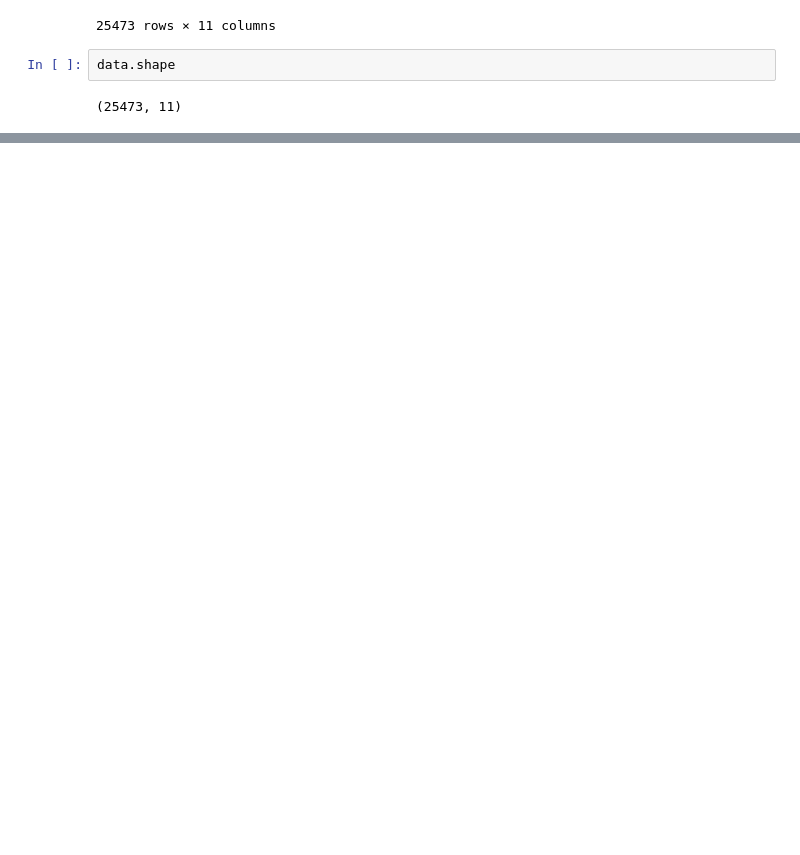
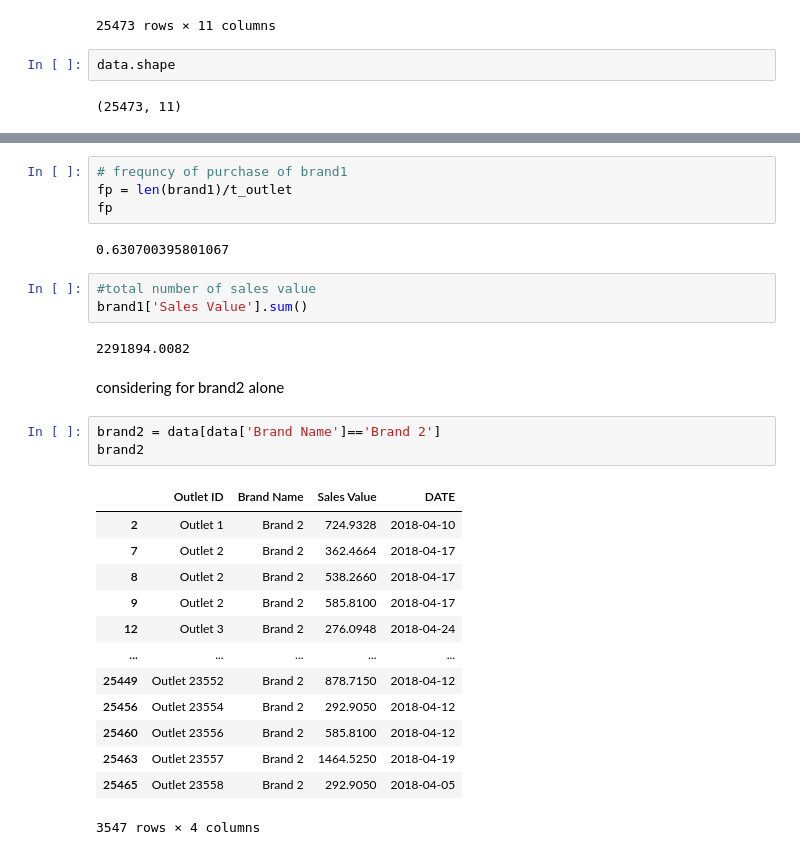
Before and after one commit to sulaiman01/Markytics-frequency_purchase_analysis, a Jupyter notebook: analysis.ipynb, the cells around one changed output, grey strips where cells are left out. Cells and saved outputs as stored; diff of their text form; blank space fills up the shorter version.

```diff
--- a/analysis.ipynb
+++ b/analysis.ipynb
@@ -26,0 +193,30 @@ data.shape
+# %%
+# frequncy of purchase of brand1
+fp = len(brand1)/t_outlet
+fp
+# %% [output]
+0.630700395801067
+# %%
+#total number of sales value
+brand1['Sales Value'].sum()
+# %% [output]
+2291894.0082
+# %% [markdown]
+considering for brand2 alone
+# %%
+brand2 = data[data['Brand Name']=='Brand 2']
+brand2
+# %% [output]
+|  | Outlet ID | Brand Name | Sales Value | DATE |
+| 2 | Outlet 1 | Brand 2 | 724.9328 | 2018-04-10 |
+| 7 | Outlet 2 | Brand 2 | 362.4664 | 2018-04-17 |
+| 8 | Outlet 2 | Brand 2 | 538.2660 | 2018-04-17 |
+| 9 | Outlet 2 | Brand 2 | 585.8100 | 2018-04-17 |
+| 12 | Outlet 3 | Brand 2 | 276.0948 | 2018-04-24 |
+| ... | ... | ... | ... | ... |
+| 25449 | Outlet 23552 | Brand 2 | 878.7150 | 2018-04-12 |
+| 25456 | Outlet 23554 | Brand 2 | 292.9050 | 2018-04-12 |
+| 25460 | Outlet 23556 | Brand 2 | 585.8100 | 2018-04-12 |
+| 25463 | Outlet 23557 | Brand 2 | 1464.5250 | 2018-04-19 |
+| 25465 | Outlet 23558 | Brand 2 | 292.9050 | 2018-04-05 |
+3547 rows × 4 columns
```
Also changed, not shown: parts of 74 cells of this notebook, 2 other files.
